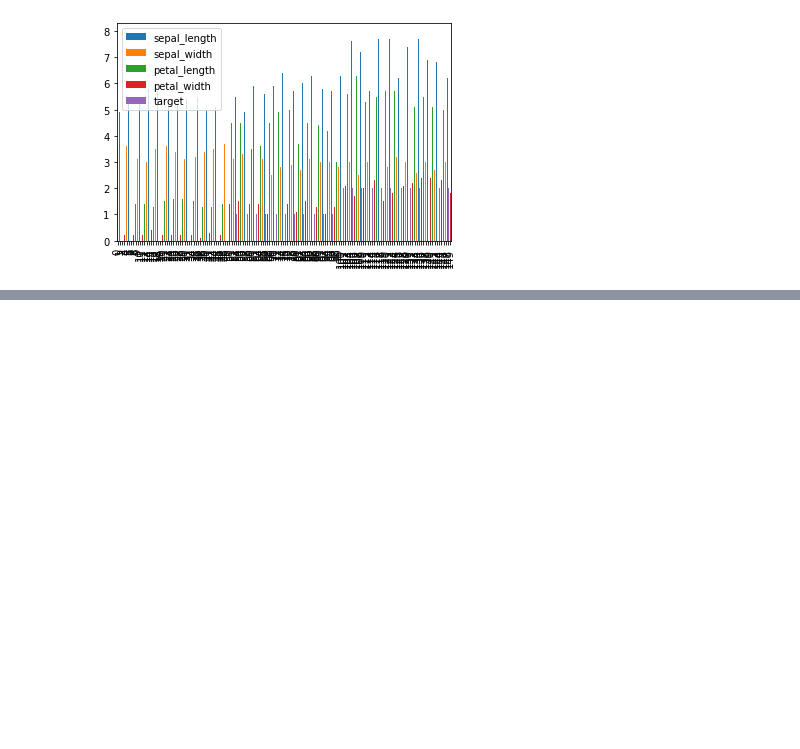
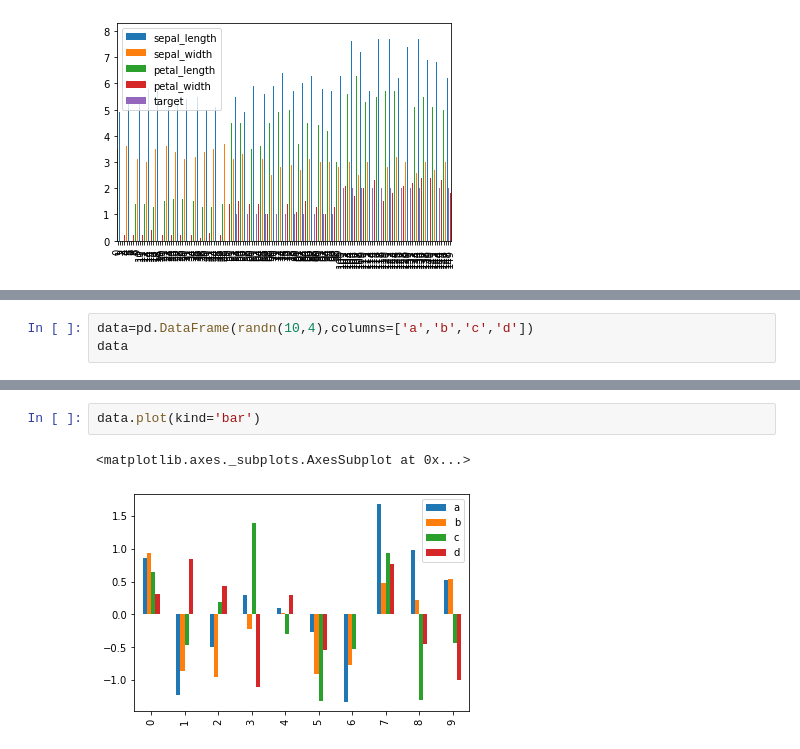
Before and after one commit to KrishnaDesai16/ML-DL, a Jupyter notebook: python/Visualization/visual1.ipynb, the cells around one changed output, grey strips where cells are left out. Cells and saved outputs as stored; diff of their text form; blank space fills up the shorter version.

```diff
--- a/python/Visualization/visual1.ipynb
+++ b/python/Visualization/visual1.ipynb
@@ -84,0 +108,3 @@ df.plot(kind='bar')
+# %%
+data=pd.DataFrame(randn(10,4),columns=['a','b','c','d'])
+data
@@ -84,0 +123,5 @@ df.plot(kind='bar')
+# %%
+data.plot(kind='bar')
+# %% [output]
+<matplotlib.axes._subplots.AxesSubplot at 0x...>
+[figure, added]
```
Also changed, not shown: parts of 9 cells of this notebook.
